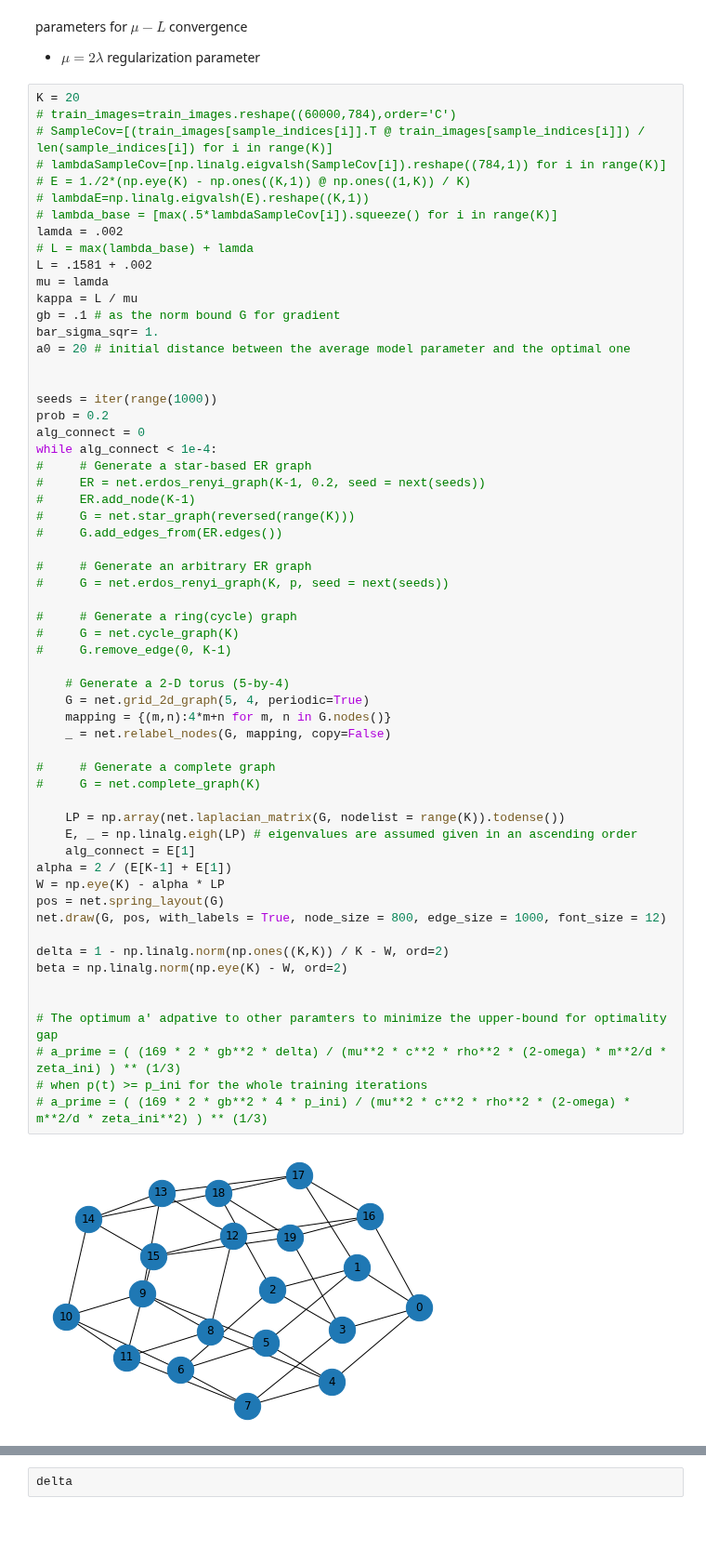
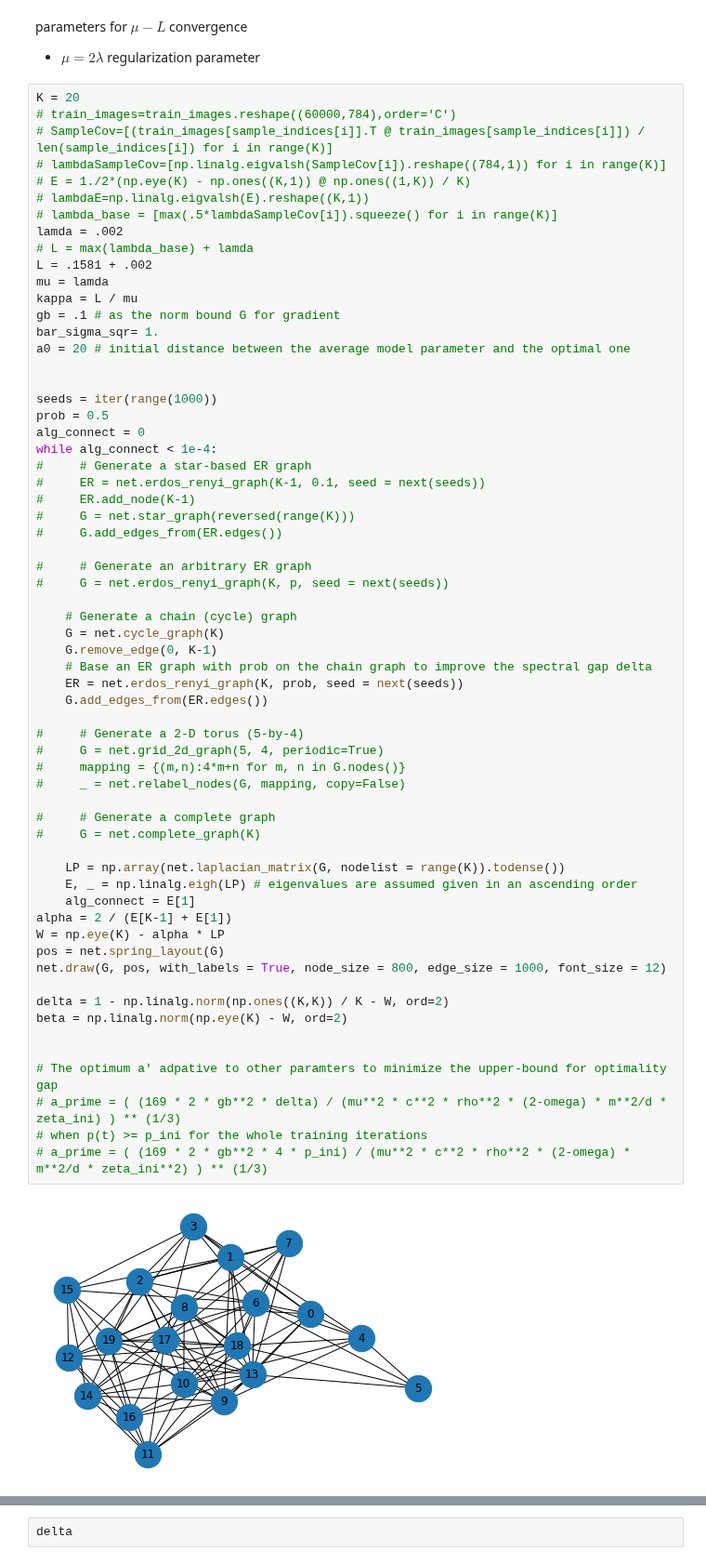
Before and after one commit to Fuzzy-Face/JSAC_FL, a Jupyter notebook: bounds_digital.ipynb, the cells around one changed output, grey strips where cells are left out. Shown at 93% size. Cells and saved outputs as stored; diff of their text form; blank space fills up the shorter version.

Commit message:
Monte-Carlo trial of toplogy based on chain graph

```diff
--- a/bounds_digital.ipynb
+++ b/bounds_digital.ipynb
@@ -32,45 +33,48 @@ a0 = 20 # initial distance between the average model parameter and the optimal o
 
 
 seeds = iter(range(1000))
-prob = 0.2
+prob = 0.5
 alg_connect = 0
 while alg_connect < 1e-4:
 #     # Generate a star-based ER graph
-#     ER = net.erdos_renyi_graph(K-1, 0.2, seed = next(seeds))
+#     ER = net.erdos_renyi_graph(K-1, 0.1, seed = next(seeds))
 #     ER.add_node(K-1)
 #     G = net.star_graph(reversed(range(K)))
 #     G.add_edges_from(ER.edges())
 
 #     # Generate an arbitrary ER graph
 #     G = net.erdos_renyi_graph(K, p, seed = next(seeds))
 
-#     # Generate a ring(cycle) graph
-#     G = net.cycle_graph(K)
-#     G.remove_edge(0, K-1)
+    # Generate a chain (cycle) graph
+    G = net.cycle_graph(K)
+    G.remove_edge(0, K-1)
+    # Base an ER graph with prob on the chain graph to improve the spectral gap delta
+    ER = net.erdos_renyi_graph(K, prob, seed = next(seeds))
+    G.add_edges_from(ER.edges())
 
-    # Generate a 2-D torus (5-by-4)
-    G = net.grid_2d_graph(5, 4, periodic=True)
-    mapping = {(m,n):4*m+n for m, n in G.nodes()}
-    _ = net.relabel_nodes(G, mapping, copy=False)
+#     # Generate a 2-D torus (5-by-4)
+#     G = net.grid_2d_graph(5, 4, periodic=True)
+#     mapping = {(m,n):4*m+n for m, n in G.nodes()}
+#     _ = net.relabel_nodes(G, mapping, copy=False)
 
 #     # Generate a complete graph
 #     G = net.complete_graph(K)
 
     LP = np.array(net.laplacian_matrix(G, nodelist = range(K)).todense())
     E, _ = np.linalg.eigh(LP) # eigenvalues are assumed given in an ascending order
     alg_connect = E[1]
 alpha = 2 / (E[K-1] + E[1])
 W = np.eye(K) - alpha * LP
 pos = net.spring_layout(G)
 net.draw(G, pos, with_labels = True, node_size = 800, edge_size = 1000, font_size = 12)
 
 delta = 1 - np.linalg.norm(np.ones((K,K)) / K - W, ord=2)
 beta = np.linalg.norm(np.eye(K) - W, ord=2)
 
 
 # The optimum a' adpative to other paramters to minimize the upper-bound for optimality gap
 # a_prime = ( (169 * 2 * gb**2 * delta) / (mu**2 * c**2 * rho**2 * (2-omega) * m**2/d * zeta_ini) ) ** (1/3)
 # when p(t) >= p_ini for the whole training iterations
 # a_prime = ( (169 * 2 * gb**2 * 4 * p_ini) / (mu**2 * c**2 * rho**2 * (2-omega) * m**2/d * zeta_ini**2) ) ** (1/3)
 # %% [output]
-[figure, old version]
+[figure, new version]
```
Also changed, not shown: parts of 37 cells of this notebook, 2 other files.
